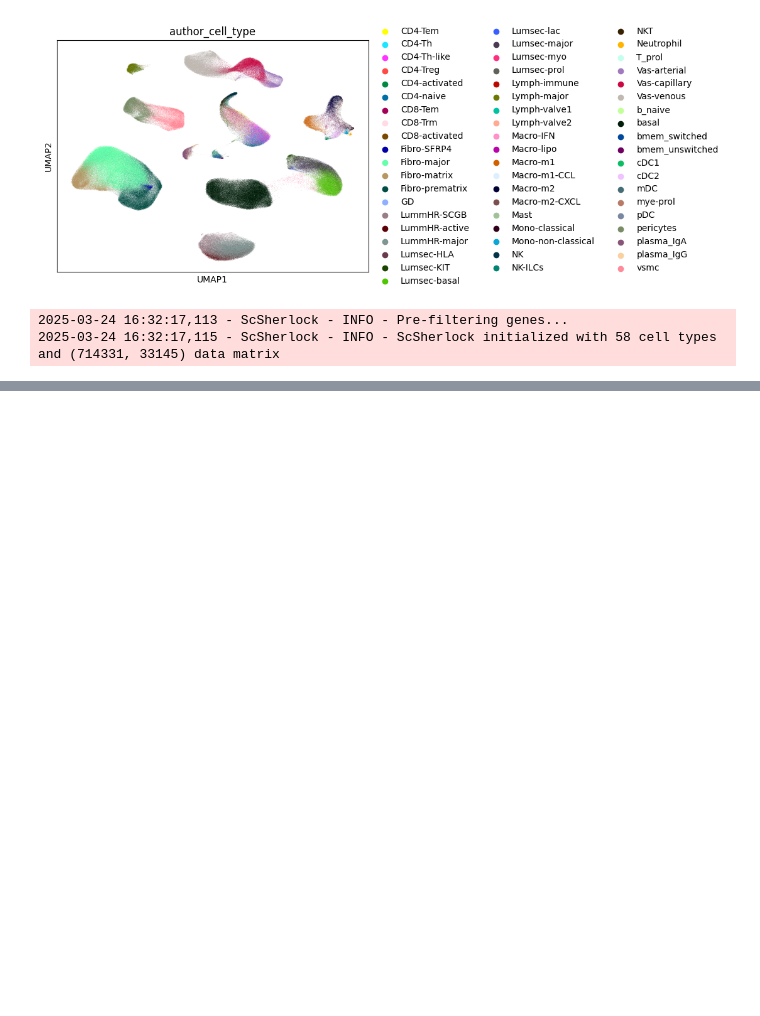
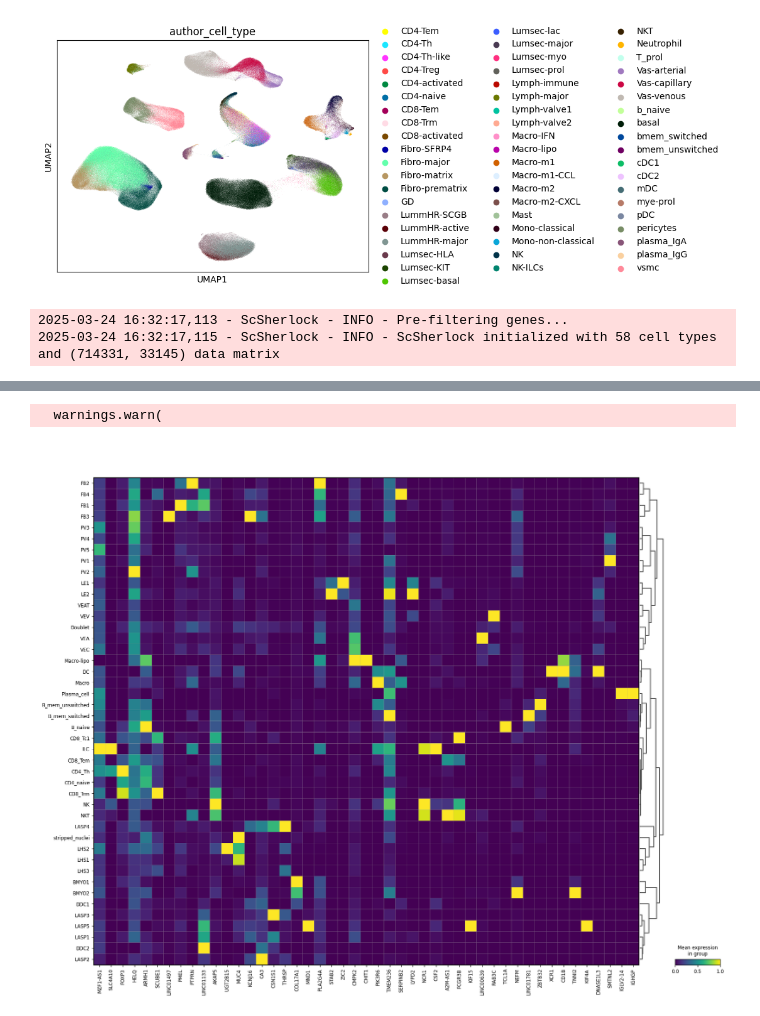
Before and after one commit to HugoCroizer/SCherlock, a Jupyter notebook: Normal_breast_analysis.ipynb, the cells around one changed output, grey strips where cells are left out. Saved outputs shown, nothing was run; the diff lists cells and outputs as text; code cells hidden in the pictures; blank space fills up the shorter version.

```diff
--- a/Normal_breast_analysis.ipynb
+++ b/Normal_breast_analysis.ipynb
@@ -114,0 +127,14 @@ scherlock.plot_marker_heatmap(n_genes=1)
+# %%
+adata.var_names = adata.var['gene_name']
+markers = [
+    "MZF1-AS1", "SLC4A10", "ENSG00000249806.1", "FOXP3", "HELQ", "ARMH1", "CCL3-AS1", "SCUBE1",
+    "POLG-DT", "LINC01497", "PMEL", "PTPRN", "LINC01133", "AKAP5", "UGT2B15", "MUC4", "KCNJ16",
+    "H2AC16", "CA3", "CSN1S1", "THRSP", "COL17A1", "MND1", "PLA2G4A", "STAB2", "SY2C", "ZIC2",
+    "CMPK2", "CHIT1", "PIK3R6", "MROCK1", "TMEM236", "ENSG00000282602.1", "SERPINB2", "LYPD2",
+    "NCR1", "CSF2", "A2M-AS1", "FCGR3B", "KIF15", "LINC00639", "RAB3C", "TCL1A", "NEFM",
+    "LINC01781", "ZBTB32", "XCR1", "CD1B", "TNNI2", "KIF4A", "DNASE1L3", "SMTNL2", "IGLV2-14",
+    "IGHGP", "REFGL"
+]
+present_markers = [gene for gene in markers if gene in adata.var_names]
+sc.pl.matrixplot(adata, present_markers, groupby="level2", use_raw=False, standard_scale='var', dendrogram=True)
+# %% [output]
@@ -114,0 +142,2 @@ scherlock.plot_marker_heatmap(n_genes=1)
+  warnings.warn(
+[figure, added]
```
Also changed, not shown: parts of 13 cells of this notebook, 28 other files.
